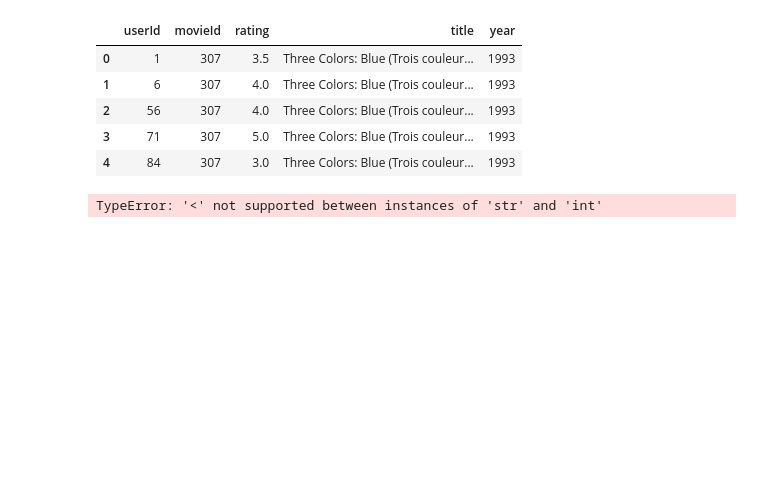
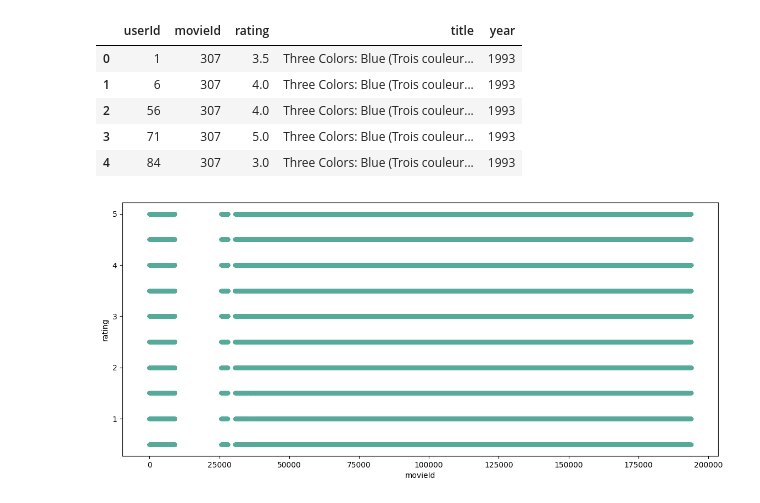
Before and after one commit to JoelOscarsson/Machine-Learning, a Jupyter notebook: Projects/Recommender-System.ipynb, the cells around one changed output. Cells and saved outputs as stored; diff of their text form; code cells hidden in the pictures; blank space fills up the shorter version.

```diff
--- a/Projects/Recommender-System.ipynb
+++ b/Projects/Recommender-System.ipynb
@@ -198,8 +211,3 @@ df_.head()
 | 2 | 56 | 307 | 4.0 | Three Colors: Blue (Trois couleur... | 1993 |
 | 3 | 71 | 307 | 5.0 | Three Colors: Blue (Trois couleur... | 1993 |
 | 4 | 84 | 307 | 3.0 | Three Colors: Blue (Trois couleur... | 1993 |
-# %%
-# group dates under 1950 together
-grouped_df_under_1950 = df_[df_['year'] < 1950]
-# %% [output]
-TypeError: '<' not supported between instances of 'str' and 'int'
@@ -212,0 +214,5 @@ TypeError: '<' not supported between instances of 'str' and 'int'
+# %%
+df_.plot.scatter('movieId', 'rating', color='#5A9', figsize=(14, 6))
+plt.show()
+# %% [output]
+[figure, added]
```
Also changed, not shown: parts of 3 cells of this notebook.
